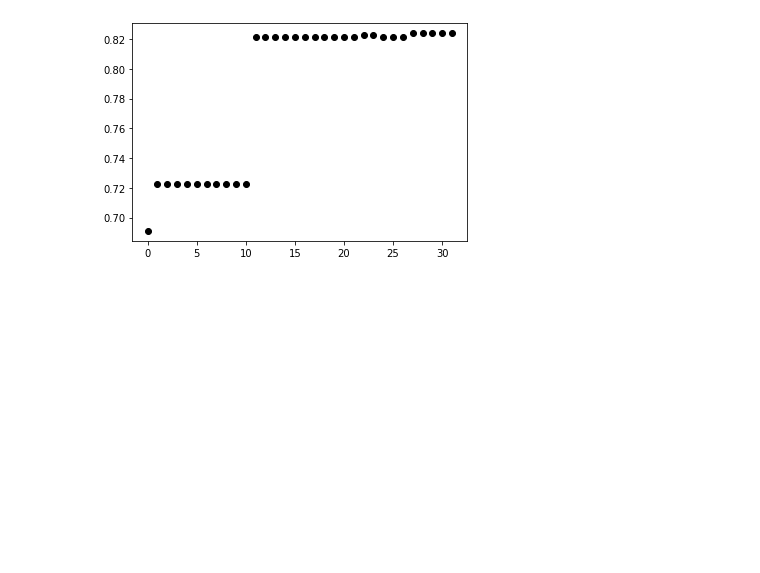
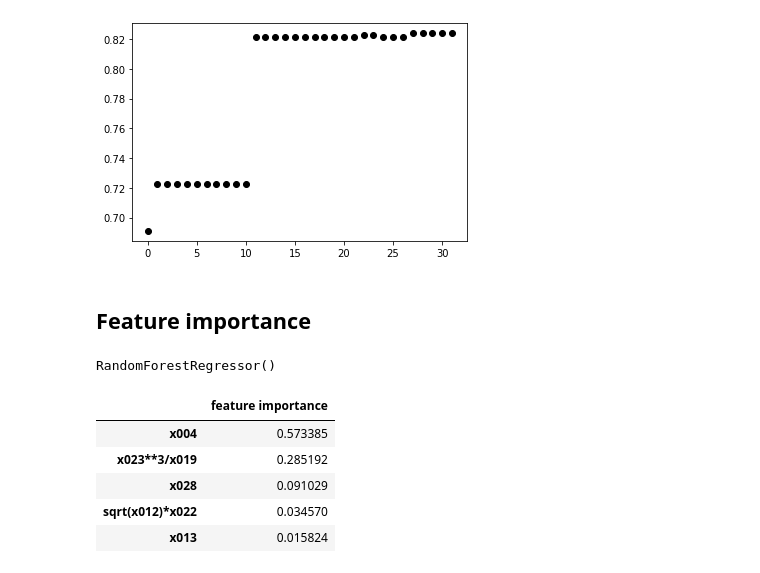
Before and after one commit to m19eremeeva/Course_tasks, a Jupyter notebook: Task_3/Task_3_Feature_engineering.ipynb, the cells around one changed output. Saved outputs shown, nothing was run; the diff lists cells and outputs as text; code cells hidden in the pictures; blank space fills up the shorter version.

```diff
--- a/Task_3/Task_3_Feature_engineering.ipynb
+++ b/Task_3/Task_3_Feature_engineering.ipynb
@@ -271,3 +294,5 @@ plt.plot(model.generation_scores_, 'o', color='black')
 Features: Index(['x004', 'x013', 'x028', 'x023**3/x019', 'sqrt(x012)*x022'], dtype='object')
 [<matplotlib.lines.Line2D at 0x...>]
 [figure]
+# %% [markdown]
+## Feature importance
@@ -273,0 +303,14 @@ Features: Index(['x004', 'x013', 'x028', 'x023**3/x019', 'sqrt(x012)*x022'], dty
+# %%
+reg_2.fit(X_tr_2, y_tr_2)
+# %% [output]
+RandomForestRegressor()
+# %%
+df_feature_importance_2 = pd.DataFrame(reg_2.feature_importances_, index=X_train_feature_creation_2.loc[:, model.support_].columns, columns=['feature importance']).sort_values('feature importance', ascending=False)
+df_feature_importance_2
+# %% [output]
+|  | feature importance |
+| x004 | 0.573385 |
+| x023**3/x019 | 0.285192 |
+| x028 | 0.091029 |
+| sqrt(x012)*x022 | 0.034570 |
+| x013 | 0.015824 |
```
Also changed, not shown: parts of 7 cells of this notebook.
